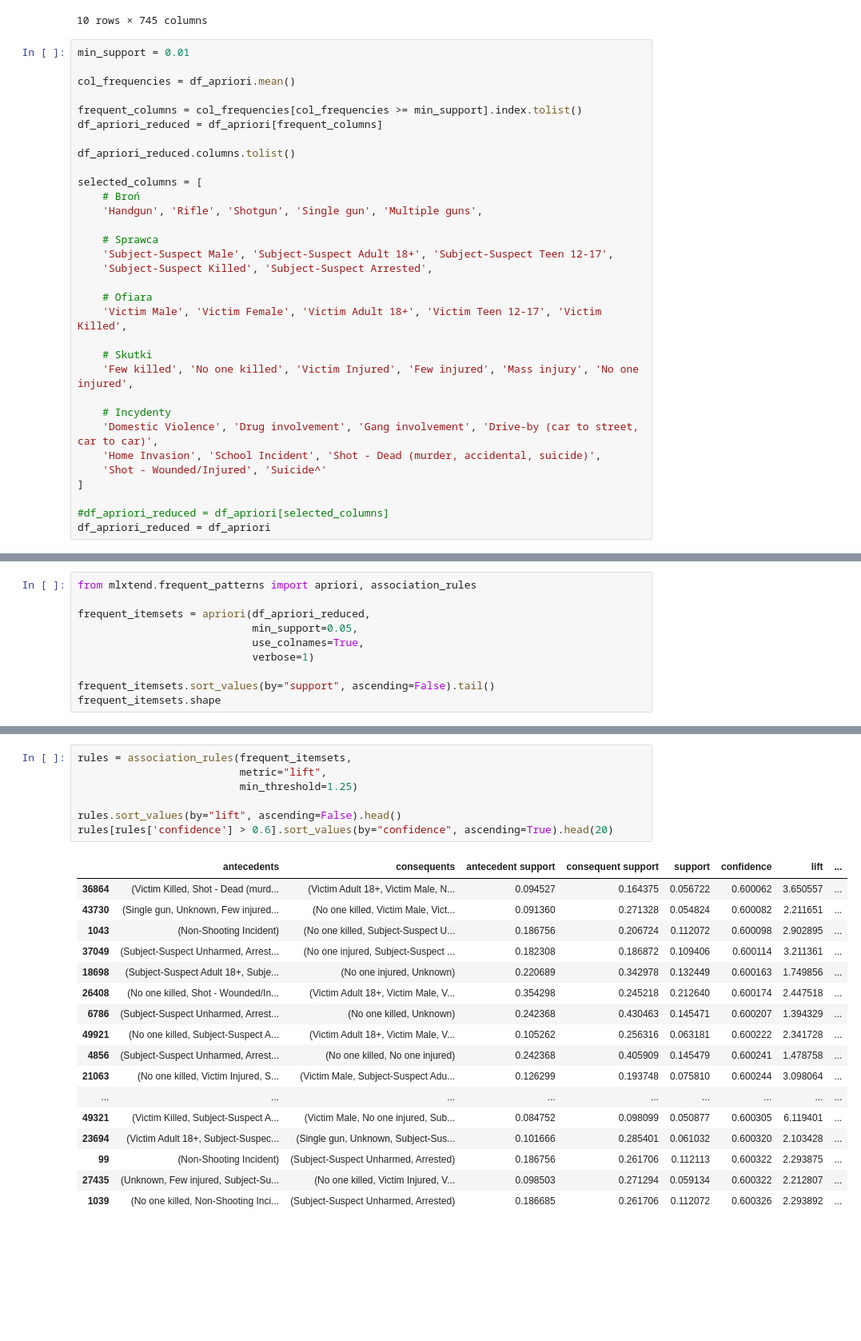
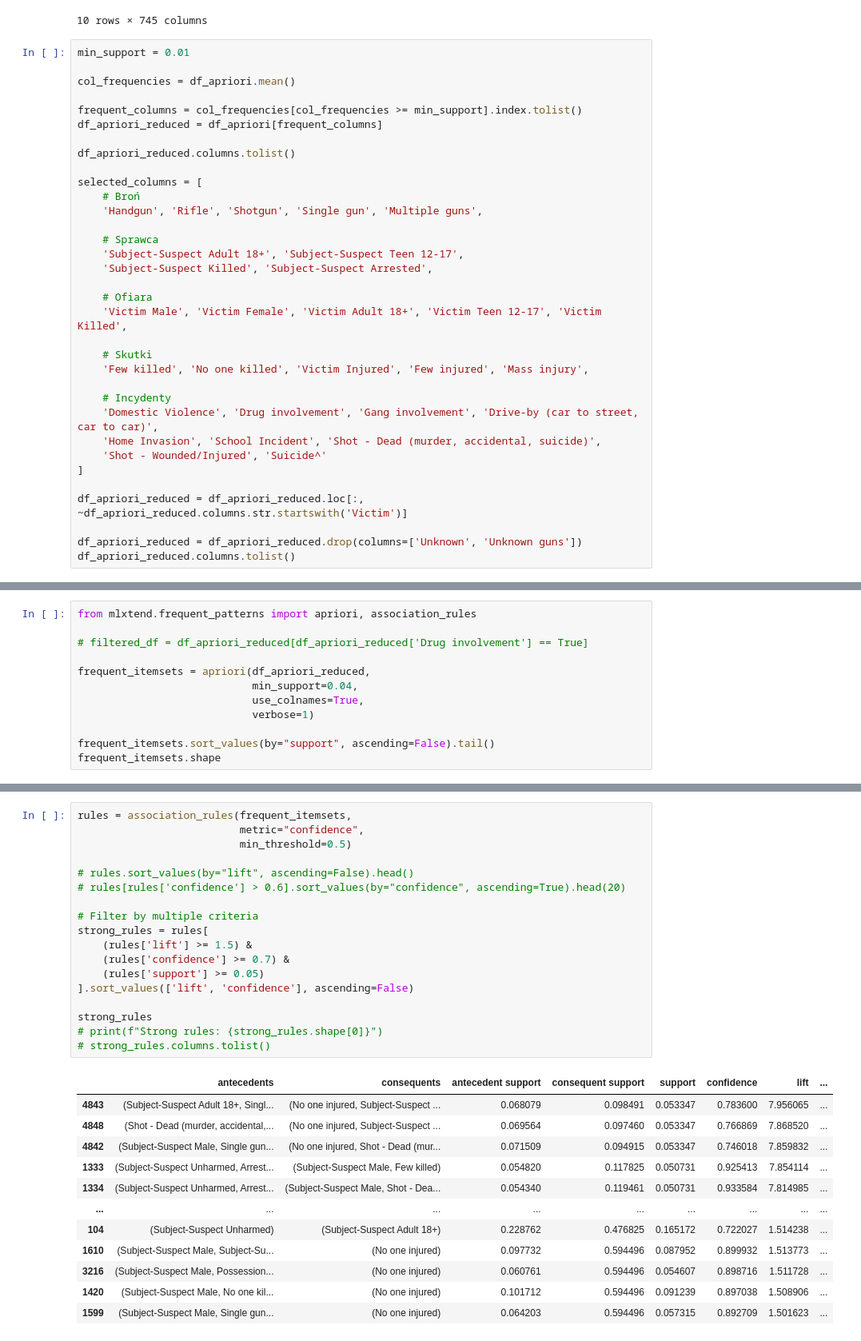
Before and after one commit to IwsonHD/GunViolenceDataExplorationProject, a Jupyter notebook: notebooks/etap2.ipynb, the cells around one changed output, grey strips where cells are left out. Shown: that part at 80% size. Cells and saved outputs as stored; diff of their text form; blank space fills up the shorter version.

Commit message:
Apriori 3

```diff
--- a/notebooks/etap2.ipynb
+++ b/notebooks/etap2.ipynb
@@ -225,14 +225,14 @@ selected_columns = [
     'Handgun', 'Rifle', 'Shotgun', 'Single gun', 'Multiple guns',
 
     # Sprawca
-    'Subject-Suspect Male', 'Subject-Suspect Adult 18+', 'Subject-Suspect Teen 12-17',
+    'Subject-Suspect Adult 18+', 'Subject-Suspect Teen 12-17',
     'Subject-Suspect Killed', 'Subject-Suspect Arrested',
 
     # Ofiara
     'Victim Male', 'Victim Female', 'Victim Adult 18+', 'Victim Teen 12-17', 'Victim Killed',
 
     # Skutki
-    'Few killed', 'No one killed', 'Victim Injured', 'Few injured', 'Mass injury', 'No one injured',
+    'Few killed', 'No one killed', 'Victim Injured', 'Few injured', 'Mass injury',
 
     # Incydenty
     'Domestic Violence', 'Drug involvement', 'Gang involvement', 'Drive-by (car to street, car to car)',
@@ -240,5 +240,7 @@ selected_columns = [
     'Shot - Wounded/Injured', 'Suicide^'
 ]
 
-#df_apriori_reduced = df_apriori[selected_columns]
-df_apriori_reduced = df_apriori
+df_apriori_reduced = df_apriori_reduced.loc[:, ~df_apriori_reduced.columns.str.startswith('Victim')]
+
+df_apriori_reduced = df_apriori_reduced.drop(columns=['Unknown', 'Unknown guns'])
+df_apriori_reduced.columns.tolist()
@@ -245,8 +265,10 @@ df_apriori_reduced = df_apriori
 # %%
 from mlxtend.frequent_patterns import apriori, association_rules
 
+# filtered_df = df_apriori_reduced[df_apriori_reduced['Drug involvement'] == True]
+
 frequent_itemsets = apriori(df_apriori_reduced,
-                            min_support=0.05,
+                            min_support=0.04,
                             use_colnames=True,
                             verbose=1)
 
@@ -258,25 +280,31 @@ Processing 54 combinations | Sampling itemset size 9875
 # %%
 rules = association_rules(frequent_itemsets,
-                          metric="lift",
-                          min_threshold=1.25)
+                          metric="confidence",
+                          min_threshold=0.5)
 
-rules.sort_values(by="lift", ascending=False).head()
-rules[rules['confidence'] > 0.6].sort_values(by="confidence", ascending=True).head(20)
+# rules.sort_values(by="lift", ascending=False).head()
+# rules[rules['confidence'] > 0.6].sort_values(by="confidence", ascending=True).head(20)
+
+# Filter by multiple criteria
+strong_rules = rules[
+    (rules['lift'] >= 1.5) &
+    (rules['confidence'] >= 0.7) &
+    (rules['support'] >= 0.05)
+].sort_values(['lift', 'confidence'], ascending=False)
+
+strong_rules
+# print(f"Strong rules: {strong_rules.shape[0]}")
+# strong_rules.columns.tolist()
 # %% [output]
 |  | antecedents | consequents | antecedent support | consequent support | support | confidence | lift | ... |
-| 36864 | (Victim Killed, Shot - Dead (murd... | (Victim Adult 18+, Victim Male, N... | 0.094527 | 0.164375 | 0.056722 | 0.600062 | 3.650557 | ... |
-| 43730 | (Single gun, Unknown, Few injured... | (No one killed, Victim Male, Vict... | 0.091360 | 0.271328 | 0.054824 | 0.600082 | 2.211651 | ... |
-| 1043 | (Non-Shooting Incident) | (No one killed, Subject-Suspect U... | 0.186756 | 0.206724 | 0.112072 | 0.600098 | 2.902895 | ... |
-| 37049 | (Subject-Suspect Unharmed, Arrest... | (No one injured, Subject-Suspect ... | 0.182308 | 0.186872 | 0.109406 | 0.600114 | 3.211361 | ... |
-| 18698 | (Subject-Suspect Adult 18+, Subje... | (No one injured, Unknown) | 0.220689 | 0.342978 | 0.132449 | 0.600163 | 1.749856 | ... |
-| 26408 | (No one killed, Shot - Wounded/In... | (Victim Adult 18+, Victim Male, V... | 0.354298 | 0.245218 | 0.212640 | 0.600174 | 2.447518 | ... |
-| 6786 | (Subject-Suspect Unharmed, Arrest... | (No one killed, Unknown) | 0.242368 | 0.430463 | 0.145471 | 0.600207 | 1.394329 | ... |
-| 49921 | (No one killed, Subject-Suspect A... | (Victim Adult 18+, Victim Male, V... | 0.105262 | 0.256316 | 0.063181 | 0.600222 | 2.341728 | ... |
-| 4856 | (Subject-Suspect Unharmed, Arrest... | (No one killed, No one injured) | 0.242368 | 0.405909 | 0.145479 | 0.600241 | 1.478758 | ... |
-| 21063 | (No one killed, Victim Injured, S... | (Victim Male, Subject-Suspect Adu... | 0.126299 | 0.193748 | 0.075810 | 0.600244 | 3.098064 | ... |
+| 4843 | (Subject-Suspect Adult 18+, Singl... | (No one injured, Subject-Suspect ... | 0.068079 | 0.098491 | 0.053347 | 0.783600 | 7.956065 | ... |
+| 4848 | (Shot - Dead (murder, accidental,... | (No one injured, Subject-Suspect ... | 0.069564 | 0.097460 | 0.053347 | 0.766869 | 7.868520 | ... |
+| 4842 | (Subject-Suspect Male, Single gun... | (No one injured, Shot - Dead (mur... | 0.071509 | 0.094915 | 0.053347 | 0.746018 | 7.859832 | ... |
+| 1333 | (Subject-Suspect Unharmed, Arrest... | (Subject-Suspect Male, Few killed) | 0.054820 | 0.117825 | 0.050731 | 0.925413 | 7.854114 | ... |
+| 1334 | (Subject-Suspect Unharmed, Arrest... | (Subject-Suspect Male, Shot - Dea... | 0.054340 | 0.119461 | 0.050731 | 0.933584 | 7.814985 | ... |
 | ... | ... | ... | ... | ... | ... | ... | ... | ... |
-| 49321 | (Victim Killed, Subject-Suspect A... | (Victim Male, No one injured, Sub... | 0.084752 | 0.098099 | 0.050877 | 0.600305 | 6.119401 | ... |
-| 23694 | (Victim Adult 18+, Subject-Suspec... | (Single gun, Unknown, Subject-Sus... | 0.101666 | 0.285401 | 0.061032 | 0.600320 | 2.103428 | ... |
-| 99 | (Non-Shooting Incident) | (Subject-Suspect Unharmed, Arrested) | 0.186756 | 0.261706 | 0.112113 | 0.600322 | 2.293875 | ... |
-| 27435 | (Unknown, Few injured, Subject-Su... | (No one killed, Victim Injured, V... | 0.098503 | 0.271294 | 0.059134 | 0.600322 | 2.212807 | ... |
-| 1039 | (No one killed, Non-Shooting Inci... | (Subject-Suspect Unharmed, Arrested) | 0.186685 | 0.261706 | 0.112072 | 0.600326 | 2.293892 | ... |
+| 104 | (Subject-Suspect Unharmed) | (Subject-Suspect Adult 18+) | 0.228762 | 0.476825 | 0.165172 | 0.722027 | 1.514238 | ... |
+| 1610 | (Subject-Suspect Male, Subject-Su... | (No one injured) | 0.097732 | 0.594496 | 0.087952 | 0.899932 | 1.513773 | ... |
+| 3216 | (Subject-Suspect Male, Possession... | (No one injured) | 0.060761 | 0.594496 | 0.054607 | 0.898716 | 1.511728 | ... |
+| 1420 | (Subject-Suspect Male, No one kil... | (No one injured) | 0.101712 | 0.594496 | 0.091239 | 0.897038 | 1.508906 | ... |
+| 1599 | (Subject-Suspect Male, Single gun... | (No one injured) | 0.064203 | 0.594496 | 0.057315 | 0.892709 | 1.501623 | ... |
```
Also changed, not shown: parts of 4 cells of this notebook.
